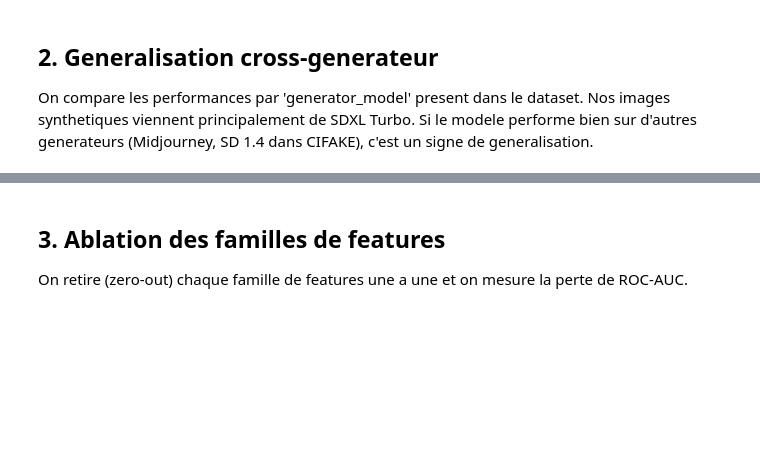
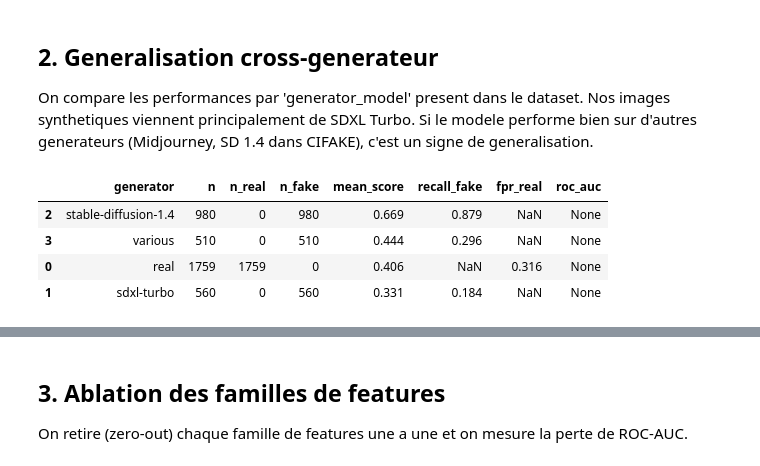
Before and after one commit to HpedArthur/Insurance-fraud-detection-AI, a Jupyter notebook: 02_notebooks/03_sensibilite.ipynb, the cells around one changed output, grey strips where cells are left out. Cells and saved outputs as stored; diff of their text form; code cells hidden in the pictures; blank space fills up the shorter version.

```diff
--- a/02_notebooks/03_sensibilite.ipynb
+++ b/02_notebooks/03_sensibilite.ipynb
@@ -141,15 +165,3 @@ y_test = test_df['label'].values
 proba_test = model.predict_proba(X_test)[:, 1]
 test_df = test_df.copy()
 test_df['proba'] = proba_test
-# %%
-rows = []
-test_df['generator_model'] = test_df['generator_model'].fillna('real')
-for gen, sub in test_df.groupby('generator_model'):
-    if len(sub) < 20 or sub['label'].nunique() < 2:
-        continue
-    auc_val = roc_auc_score(sub['label'], sub['proba'])
-    pred = (sub['proba'] >= 0.5).astype(int)
-    f1 = f1_score(sub['label'], pred, zero_division=0)
-    rows.append({'generator': gen or 'real', 'n': len(sub), 'roc_auc': auc_val, 'f1': f1})
-perf = pd.DataFrame(rows).sort_values('roc_auc', ascending=False)
-perf
@@ -164,0 +168,41 @@ if len(perf) > 0:
+# %%
+rows = []
+test_df['generator_model'] = test_df['generator_model'].fillna('real')
+
+for gen, sub in test_df.groupby('generator_model'):
+    if len(sub) < 20:
+        continue
+    n_real = int((sub['label'] == 0).sum())
+    n_fake = int((sub['label'] == 1).sum())
+    mean_score = float(sub['proba'].mean())
+
+    # Pour les groupes mono-classe : detection rate (recall pour fakes, FPR pour real)
+    recall_fake = float((sub.loc[sub['label']==1, 'proba'] >= 0.5).mean()) if n_fake else None
+    fpr_real = float((sub.loc[sub['label']==0, 'proba'] >= 0.5).mean()) if n_real else None
+
+    # AUC seulement si les 2 classes sont presentes
+    auc_val = float(roc_auc_score(sub['label'], sub['proba'])) if sub['label'].nunique() == 2 else None
+
+    rows.append({
+        'generator': gen,
+        'n': len(sub),
+        'n_real': n_real,
+        'n_fake': n_fake,
+        'mean_score': round(mean_score, 3),
+        'recall_fake': round(recall_fake, 3) if recall_fake is not None else None,
+        'fpr_real': round(fpr_real, 3) if fpr_real is not None else None,
+        'roc_auc': round(auc_val, 3) if auc_val is not None else None,
+    })
+
+if rows:
+    perf = pd.DataFrame(rows).sort_values('mean_score', ascending=False)
+else:
+    perf = pd.DataFrame()
+    print("Aucun groupe avec n>=20 trouve. Verifie test_df.")
+perf
+# %% [output]
+|  | generator | n | n_real | n_fake | mean_score | recall_fake | fpr_real | roc_auc |
+| 2 | stable-diffusion-1.4 | 980 | 0 | 980 | 0.669 | 0.879 | NaN | None |
+| 3 | various | 510 | 0 | 510 | 0.444 | 0.296 | NaN | None |
+| 0 | real | 1759 | 1759 | 0 | 0.406 | NaN | 0.316 | None |
+| 1 | sdxl-turbo | 560 | 0 | 560 | 0.331 | 0.184 | NaN | None |
```
Also changed, not shown: parts of 9 cells of this notebook, 20 other files.
